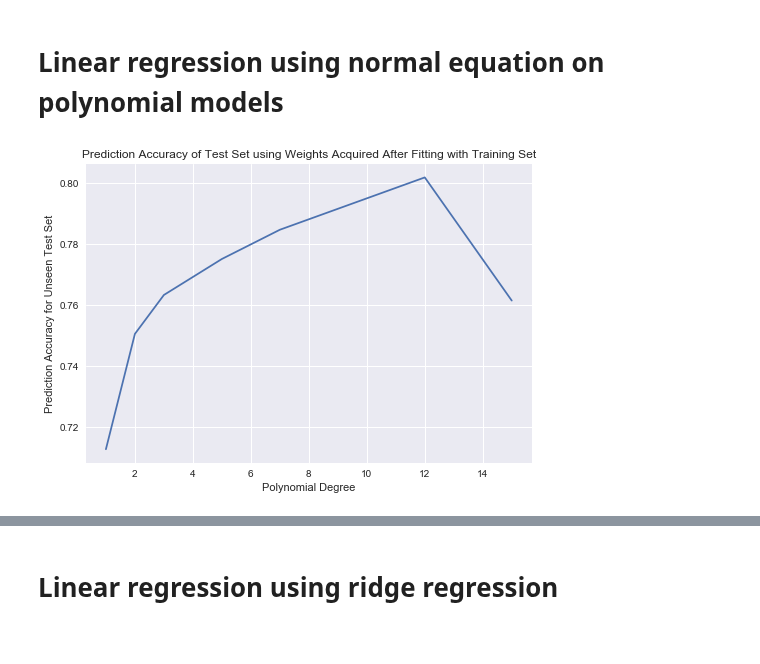
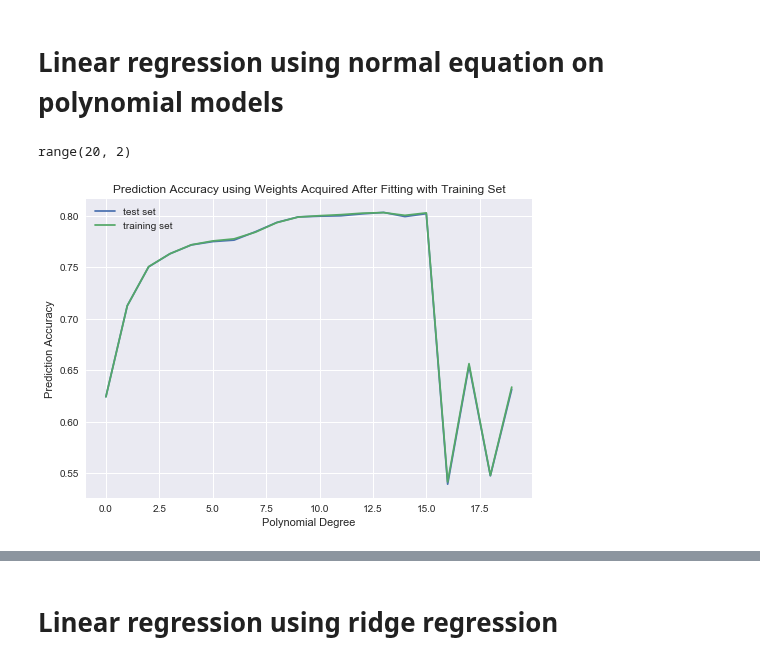
Before and after one commit to hhschede/machine_learning, a Jupyter notebook: project_1/main.ipynb, the cells around one changed output, grey strips where cells are left out. Drawn from its saved outputs; the diff is of its cells as text; code cells hidden in the pictures.

```diff
--- a/project_1/main.ipynb
+++ b/project_1/main.ipynb
@@ -149,28 +189,34 @@ print(np.max(pred))
 # %% [markdown]
 # Linear regression using normal equation on polynomial models
+# %%
+etst = range(20,2)
+etst
+# %% [output]
+range(20, 2)
 # %%
-# Make chart as a function of polynomial. On the y axis is the prediction accuracy
-def pred_accuracy(predict, y):
-    compare = (predict == y)
-    percent = compare.mean()
-    return percent
-
-prediction_accuracy = []
-degrees = [1,2,3,5,7,12,15]
+pred_test = []
+pred_train = []
+degrees = range(20)
 
 for degree in degrees:
+    #train the model
     X_train_poly = build_poly(X_train, degree)
     X_test_poly = build_poly(X_test, degree)
     w = least_squares(y_train, X_train_poly)
 
-    pred_ytest = predict_labels(w, X_test_poly)
-    pred_accu = pred_accuracy(pred_ytest, y_test)
-    prediction_accuracy.append(pred_accu)
+    #test the model
+    pred_y_test = predict_labels(w, X_test_poly)
+    pred_y_train = predict_labels(w, X_train_poly)
 
-plt.plot(degrees, prediction_accuracy)
-plt.title('Prediction Accuracy of Test Set using Weights Acquired After Fitting with Training Set')
+    pred_test.append(pred_accuracy(pred_y_test, y_test))
+    pred_train.append(pred_accuracy(pred_y_train, y_train))
+
+plt.plot(degrees, pred_test)
+plt.plot(degrees,pred_train)
+plt.title('Prediction Accuracy using Weights Acquired After Fitting with Training Set')
 plt.xlabel('Polynomial Degree')
-plt.ylabel('Prediction Accuracy for Unseen Test Set')
+plt.ylabel('Prediction Accuracy')
+plt.legend(['test set', 'training set'], loc='upper left')
 plt.show()
 # %% [output]
-[figure, old version]
+[figure, new version]
```
Also changed, not shown: parts of 4 cells of this notebook, 1 other file.
